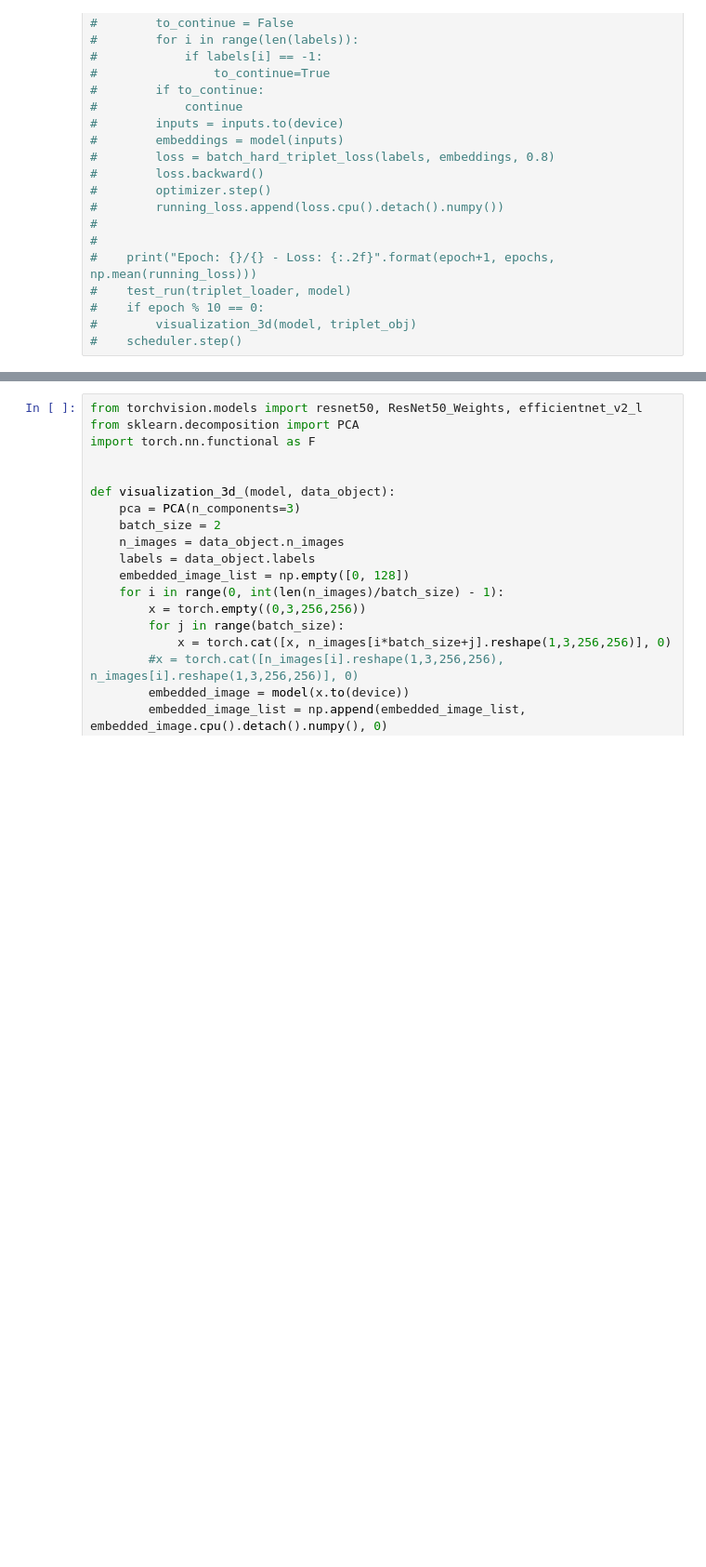
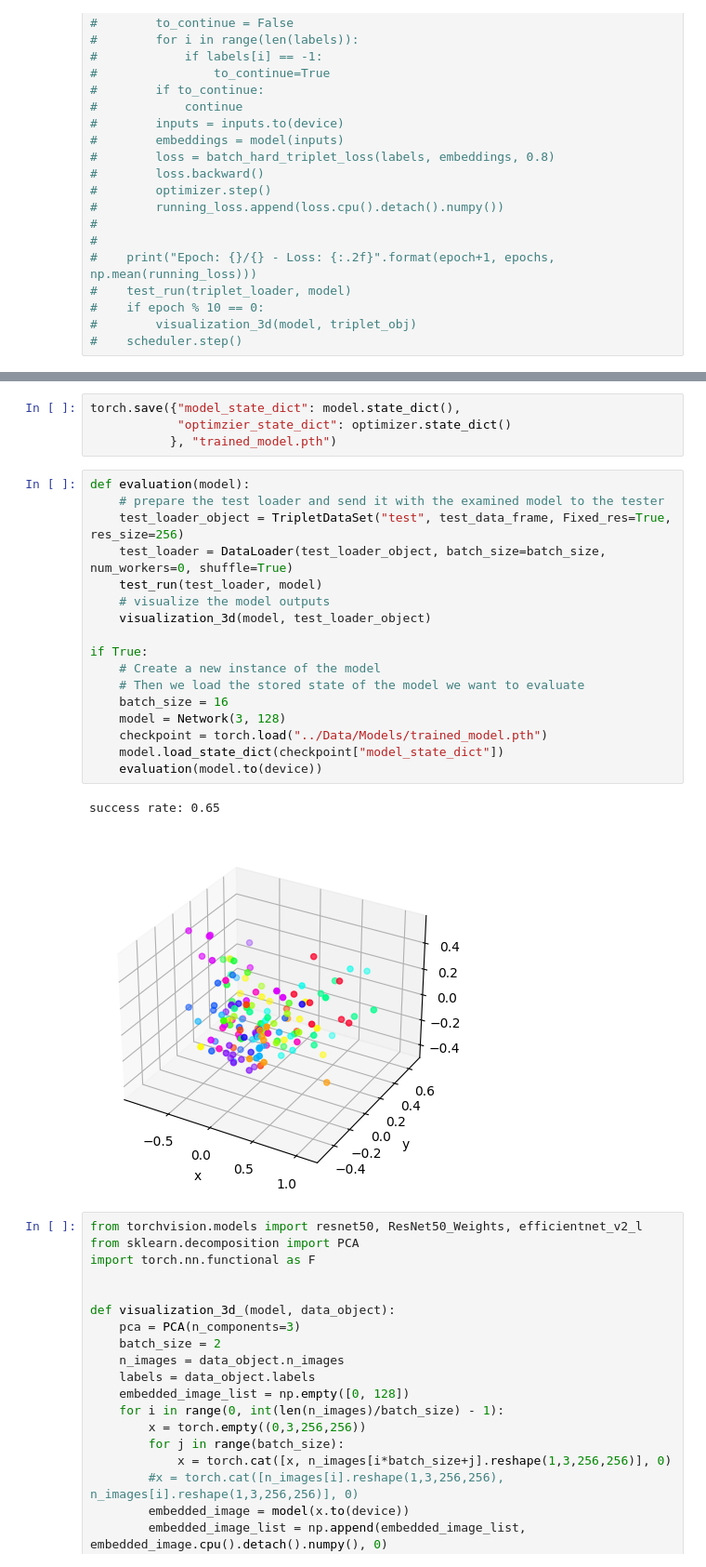
Before and after one commit to LiorMaltz/SiameseModel-TripletLoss-PyTorch, a Jupyter notebook: Source/Siamese_Network.ipynb, the cells around one changed output, grey strips where cells are left out. Shown at 93% size. Cells and saved outputs as stored; diff of their text form; blank space fills up the shorter version.

```diff
--- a/Source/Siamese_Network.ipynb
+++ b/Source/Siamese_Network.ipynb
@@ -930,3 +882,27 @@ start epoch 4
+# %%
+torch.save({"model_state_dict": model.state_dict(),
+            "optimzier_state_dict": optimizer.state_dict()
+           }, "trained_model.pth")
+# %%
+def evaluation(model):
+    # prepare the test loader and send it with the examined model to the tester
+    test_loader_object = TripletDataSet("test", test_data_frame, Fixed_res=True, res_size=256)
+    test_loader = DataLoader(test_loader_object, batch_size=batch_size, num_workers=0, shuffle=True)
+    test_run(test_loader, model)
+    # visualize the model outputs
+    visualization_3d(model, test_loader_object)
+
+if True:
+    # Create a new instance of the model
+    # Then we load the stored state of the model we want to evaluate
+    batch_size = 16
+    model = Network(3, 128)
+    checkpoint = torch.load("../Data/Models/trained_model.pth")
+    model.load_state_dict(checkpoint["model_state_dict"])
+    evaluation(model.to(device))
+# %% [output]
+success rate: 0.65
+[figure, added]
 # %%
 from torchvision.models import resnet50, ResNet50_Weights, efficientnet_v2_l
 from sklearn.decomposition import PCA
```
Also changed, not shown: parts of 10 cells of this notebook, 1 other file.
